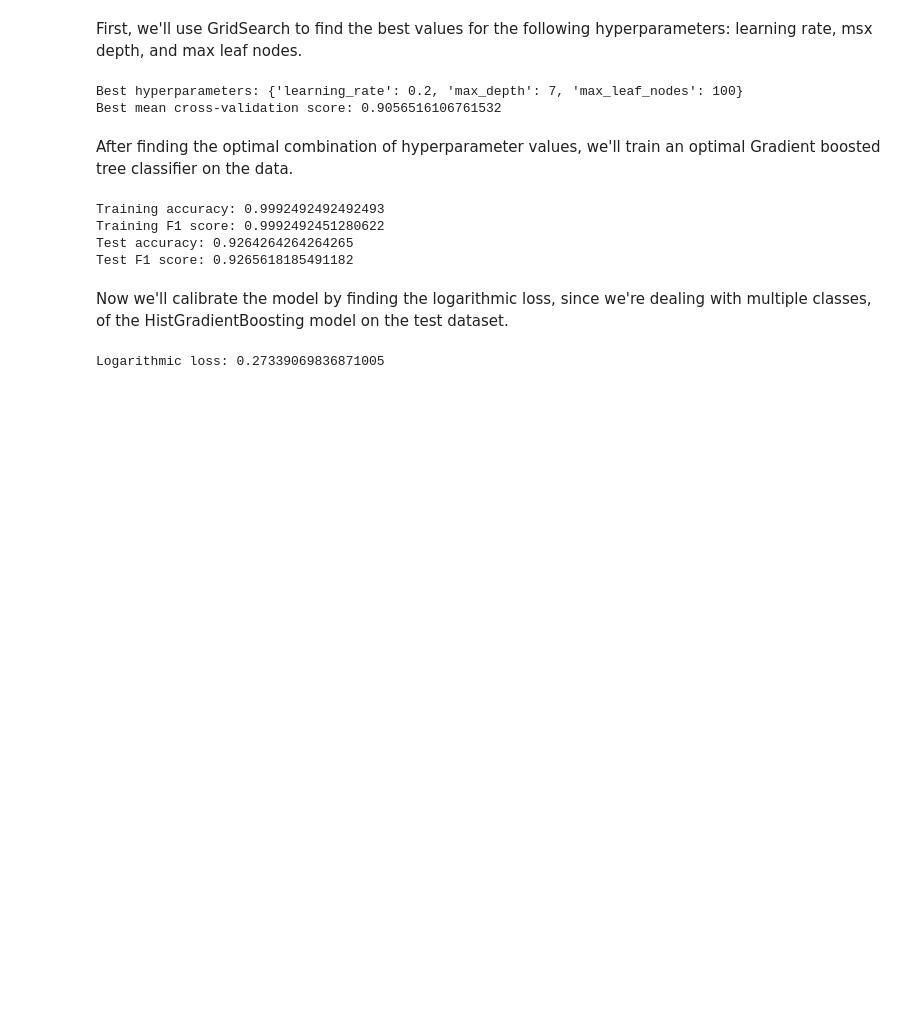
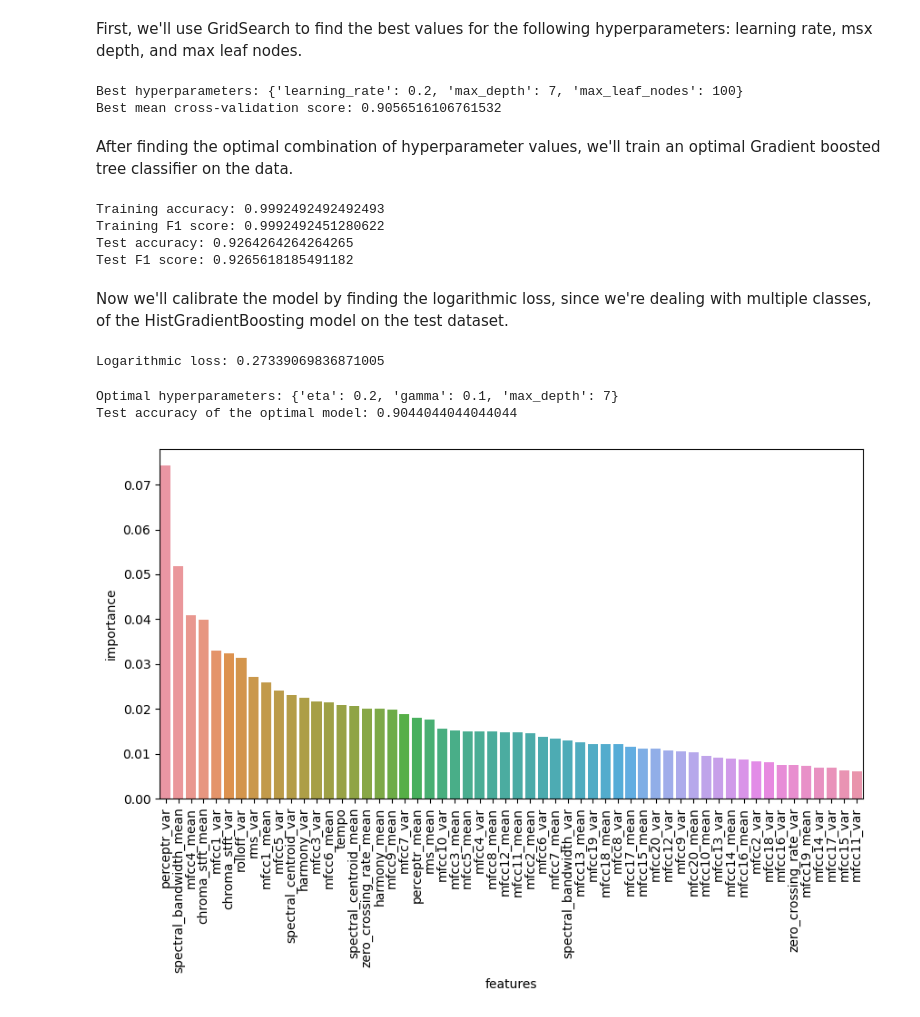
Before and after one commit to RP297/MusicGenreClassification, a Jupyter notebook: Notebooks/4. Features Data Model.ipynb, the cells around one changed output. Saved outputs shown, nothing was run; the diff lists cells and outputs as text; code cells hidden in the pictures; blank space fills up the shorter version.

```diff
--- a/Notebooks/4. Features Data Model.ipynb
+++ b/Notebooks/4. Features Data Model.ipynb
@@ -419,3 +421,45 @@ logloss = log_loss(y_test, y_pred)
 print("Logarithmic loss:", logloss)
 # %% [output]
 Logarithmic loss: 0.27339069836871005
+# %%
+xgbc = xgb.XGBClassifier(random_state = 0)
+
+# define the grid of hyperparameters
+# param_grid = {'eta': [0.01, 0.1, 0.2],
+#               'max_depth': [5, 7, 15],
+#               'gamma': [0.1, 1, 10]}
+
+param_grid = {'eta': [0.2],
+              'max_depth': [7],
+              'gamma': [0.1]}
+
+# perform grid search with 5-fold cross-validation
+grid_search = GridSearchCV(xgbc, param_grid=param_grid, cv=5)
+grid_search.fit(X_dev, y_dev)
+
+# get the best model and its test accuracy
+best_model_xgbc = grid_search.best_estimator_
+y_pred = best_model_xgbc.predict(X_test)
+test_accuracy = accuracy_score(y_test, y_pred)
+
+# print the results
+print(f"Optimal hyperparameters: {grid_search.best_params_}")
+print(f"Test accuracy of the optimal model: {test_accuracy}")
+# print(f"Test F-1 score of the optimal model: {f1_score(y_test, y_pred)}")
+# %% [output]
+Optimal hyperparameters: {'eta': 0.2, 'gamma': 0.1, 'max_depth': 7}
+Test accuracy of the optimal model: 0.9044044044044044
+# %%
+feat_imps = zip(features, best_model_xgbc.feature_importances_)
+
+plt.figure(figsize=(10,5))
+feats, imps = zip(*(sorted(list(filter(lambda x:x[1]!=0, feat_imps)),
+                                      key=lambda x:x[1],
+                                      reverse=True)))
+ax = sns.barplot(x=list(feats), y=list(imps))
+ax.tick_params(axis='x', rotation=90)
+plt.ylabel('importance')
+plt.xlabel('features')
+plt.show()
+# %% [output]
+[figure, added]
```
Also changed, not shown: parts of 4 cells of this notebook, 4 other files.
